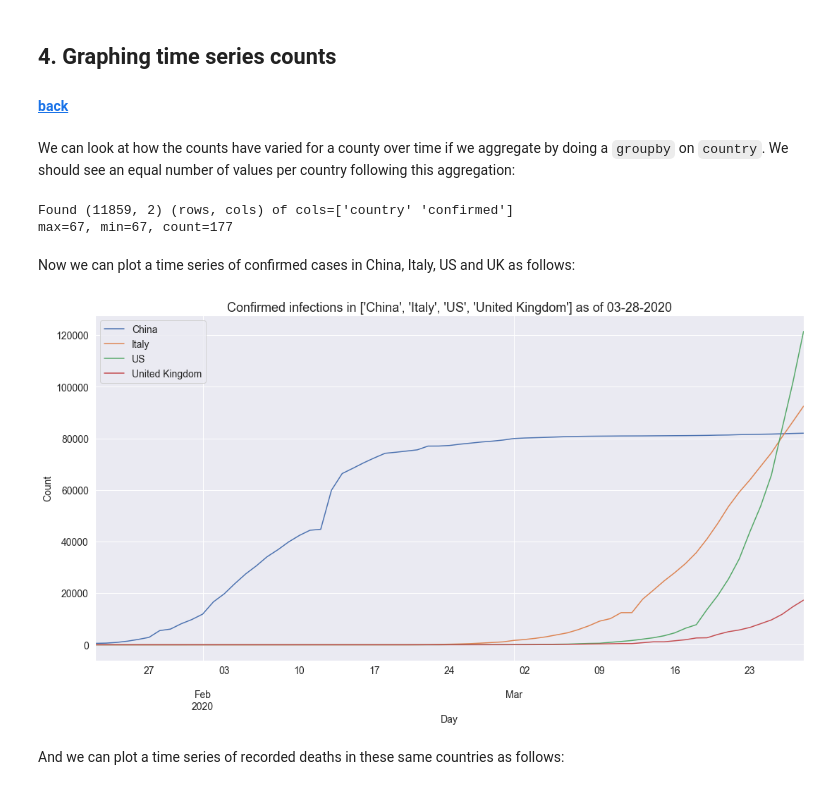
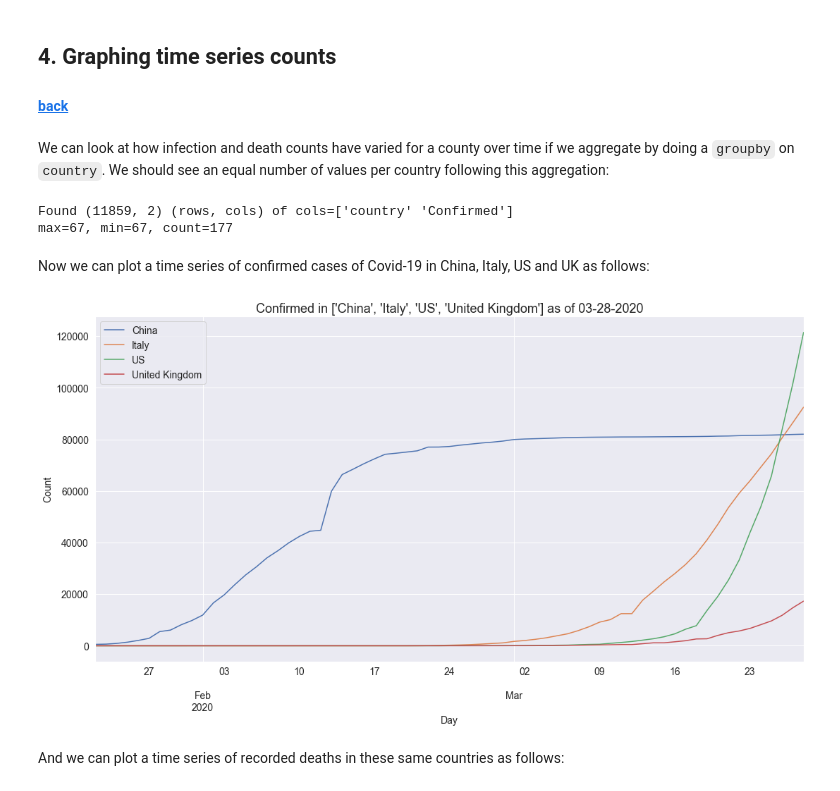
Before and after one commit to malminhas/covid, a Jupyter notebook: index.ipynb, the cells around one changed output. Saved outputs shown, nothing was run; the diff lists cells and outputs as text; code cells hidden in the pictures.

```diff
--- a/index.ipynb
+++ b/index.ipynb
@@ -58,21 +65,21 @@ plotDailyReport(getDailyReport(getYesterday()), color='r', kind='Deaths')
 ## 4. Graphing time series counts <a name="covid-timeseries"></a>
 #### [back](#top-of-covid-notebook)
 # %% [markdown]
-We can look at how the counts have varied for a county over time if we aggregate by doing a `groupby` on `country`.  We should see an equal number of values per country following this aggregation:
+We can look at how infection and death counts have varied for a county over time if we aggregate by doing a `groupby` on `country`.  We should see an equal number of values per country following this aggregation:
 # %%
 df = procTimeSeriesConfirmed()
 print(f'Found {df.shape} (rows, cols) of cols={df.columns.values}')
-ddf = df.groupby('country')['confirmed'].count().sort_values(ascending=True)
+ddf = df.groupby('country')['Confirmed'].count().sort_values(ascending=True)
 print(f'max={ddf.max()}, min={ddf.min()}, count={len(ddf)}')
 # %% [output]
-Found (11859, 2) (rows, cols) of cols=['country' 'confirmed']
+Found (11859, 2) (rows, cols) of cols=['country' 'Confirmed']
 max=67, min=67, count=177
 # %% [markdown]
-Now we can plot a time series of confirmed cases in China, Italy, US and UK as follows:
+Now we can plot a time series of confirmed cases of Covid-19 in China, Italy, US and UK as follows:
 # %%
-plotCountryTimeSeries(df, ['China', 'Italy', 'US', 'United Kingdom'], 'Confirmed infections')
+plotCountryTimeSeries(df, ['China', 'Italy', 'US', 'United Kingdom'], 'Confirmed')
 # %% [output]
-[figure, old version]
+[figure, new version]
 # %% [markdown]
 And we can plot a time series of recorded deaths in these same countries as follows:
 # %%
```
Also changed, not shown: parts of 17 cells of this notebook, 11 other files.
